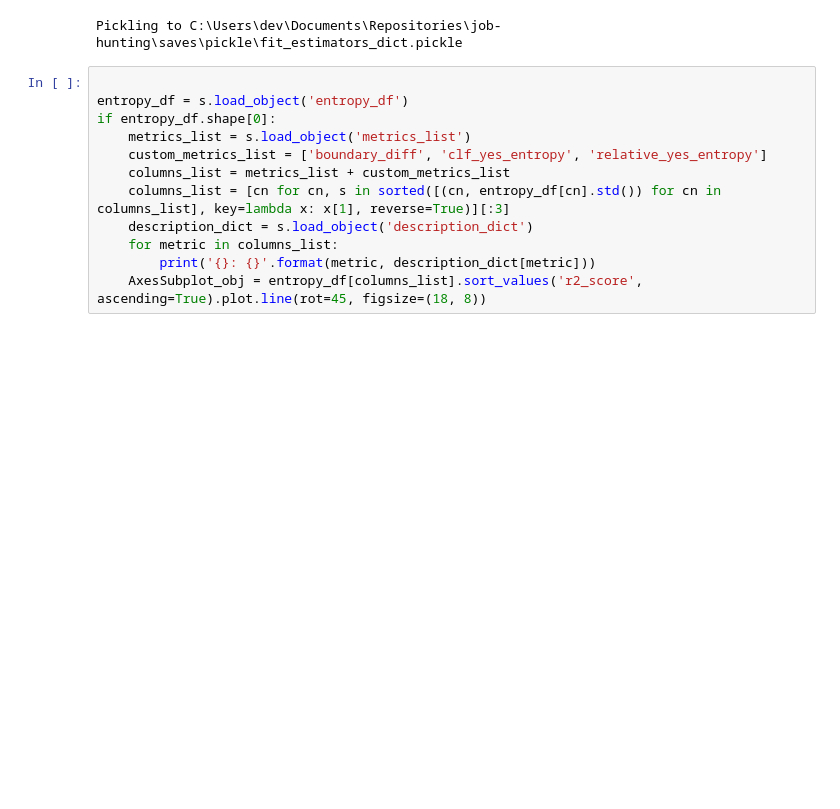
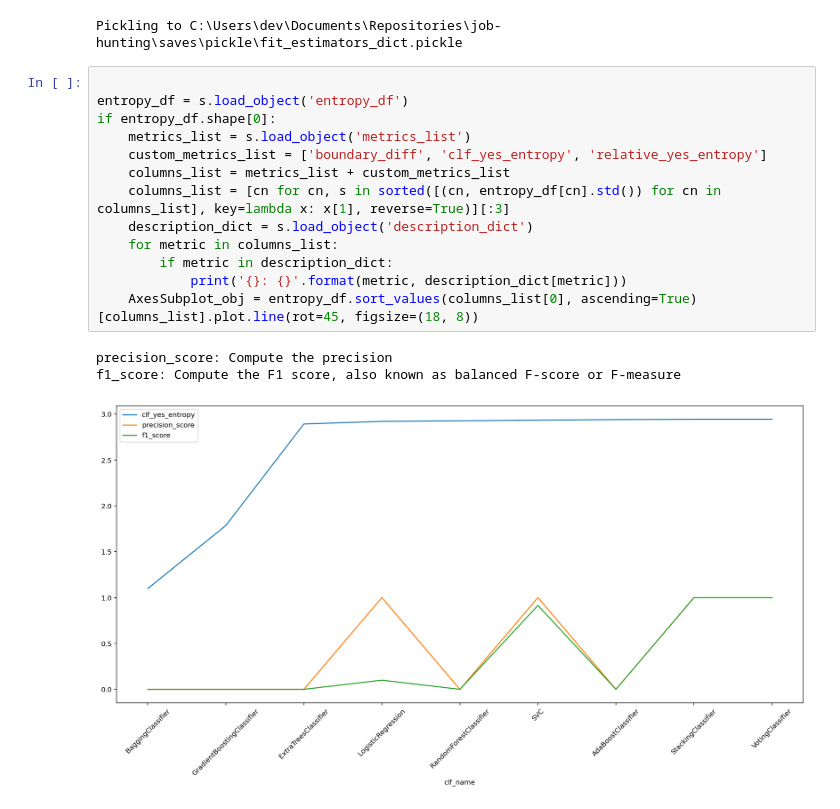
Before and after one commit to dbabbitt/job-hunting, a Jupyter notebook: ipynb/Indeed Header Classifier Scores.ipynb, the cells around one changed output. Cells and saved outputs as stored; diff of their text form; blank space fills up the shorter version.

```diff
--- a/ipynb/Indeed Header Classifier Scores.ipynb
+++ b/ipynb/Indeed Header Classifier Scores.ipynb
@@ -366,15 +393,20 @@ Pickling to C:\Users\dev\Documents\Repositories\job-hunting\saves\pickle\fit_est
 # %%
 
 entropy_df = s.load_object('entropy_df')
 if entropy_df.shape[0]:
     metrics_list = s.load_object('metrics_list')
     custom_metrics_list = ['boundary_diff', 'clf_yes_entropy', 'relative_yes_entropy']
     columns_list = metrics_list + custom_metrics_list
     columns_list = [cn for cn, s in sorted([(cn, entropy_df[cn].std()) for cn in columns_list], key=lambda x: x[1], reverse=True)][:3]
     description_dict = s.load_object('description_dict')
     for metric in columns_list:
-        print('{}: {}'.format(metric, description_dict[metric]))
-    AxesSubplot_obj = entropy_df[columns_list].sort_values('r2_score', ascending=True).plot.line(rot=45, figsize=(18, 8))
+        if metric in description_dict:
+            print('{}: {}'.format(metric, description_dict[metric]))
+    AxesSubplot_obj = entropy_df.sort_values(columns_list[0], ascending=True)[columns_list].plot.line(rot=45, figsize=(18, 8))
+# %% [output]
+precision_score: Compute the precision
+f1_score: Compute the F1 score, also known as balanced F-score or F-measure
+[figure, added]
 # %%
 
 if entropy_df.shape[0]:
```
Also changed, not shown: parts of 18 cells of this notebook, 1 other file.
